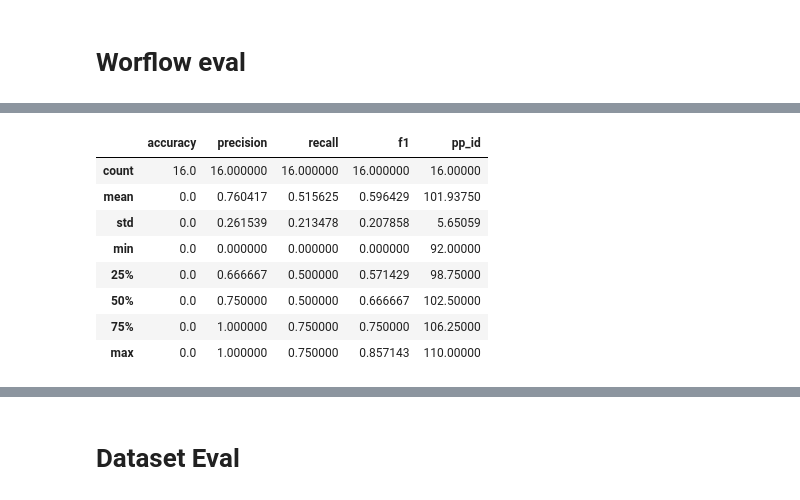
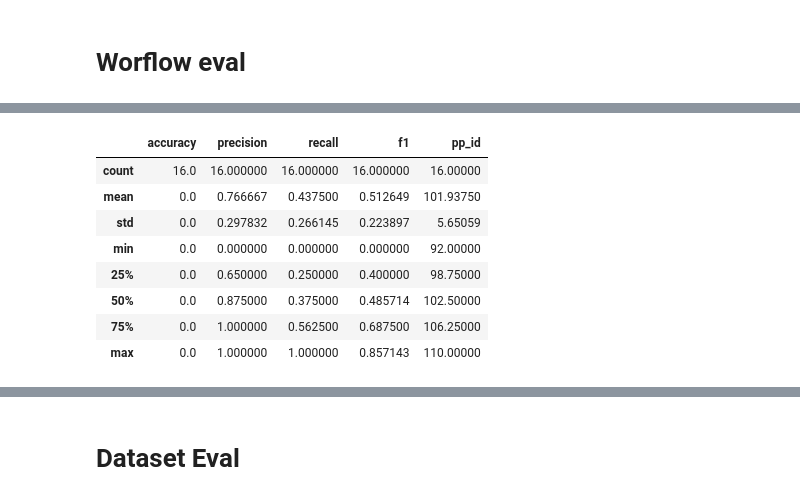
Before and after one commit to LanLi2017/LLM4DC, a Jupyter notebook: test.ipynb, the cells around one changed output, grey strips where cells are left out. Saved outputs shown, nothing was run; the diff lists cells and outputs as text; code cells hidden in the pictures.

```diff
--- a/test.ipynb
+++ b/test.ipynb
@@ -63,7 +60,7 @@ from evaluation import *
 # Worflow eval
 # %%
 def eval_workflows(pp_id, gt_wf_fp, pred_wf_fp):
-    # print(gt_wf_fp)
+    print(gt_wf_fp)
     gt_ops_list = parse_recipe(pp_id, recipe=gt_wf_fp)
     pred_ops_list = parse_recipe(pp_id, recipe=pred_wf_fp)
 
@@ -95,7 +92,7 @@ for query_id in range(155):
         wf_gt_fp = f"{wf_gt_folder}/hospital/workflows/hos_p{query_id}.json"
         wf_pred_fp = f"{wf_pred_folder}/{model}_hos_test_p{query_id}.json"
     elif query_id >= 111 and query_id <=126:
-        target_path = f'{wf_gt_folder}/flights/clean_tables/flights_sample_p{query_id}.csv'
+        target_path = f'{wf_gt_folder}/flights/cleaned_tables/flights_data_p{query_id}.csv'
         wf_gt_fp = f"{wf_gt_folder}/flights/workflows/flights_p{query_id}.json"
         wf_pred_fp = f"{wf_pred_folder}/{model}_flights_test_p{query_id}.json"
     elif query_id >= 92 and query_id <=110:
@@ -109,28 +106,11 @@ for query_id in range(155):
     elif query_id >= 31 and query_id <= 61:
         target_path = f'{wf_gt_folder}/CFI_datasets/cleaned_tables/chi_sample_p{query_id}.csv'
         wf_gt_fp = f"{wf_gt_folder}/CFI_datasets/workflows/chi_sample_p{query_id}.json"
-        wf_pred_fp = f"{wf_pred_folder}/{model}_chi_test_{query_id}.json"
+        wf_pred_fp = f"{wf_pred_folder}/{model}_chi_test_p{query_id}.json"
     elif query_id <31:
         target_path = f'{wf_gt_folder}/menu_datasets/clean_tables/menu_sample_p{query_id}'
         wf_gt_fp = f"{wf_gt_folder}/menu_datasets/workflows/menu_sample_p{query_id}.json"
-        wf_pred_fp = f"{wf_pred_folder}/{model}_menu_test_{query_id}.json"
-    # else:
-    #     if query_id >= 62 and query_id <= 91:
-    #         target_path = f'{wf_gt_folder}/ppp_datasets/cleaned_tables/ppp_sample_p{query_id}.csv'
-    #         wf_gt_fp = f"{wf_gt_folder}/ppp_datasets/workflows/ppp_sample_p{query_id}.json"
-    #         wf_pred_fp = f"{wf_pred_folder}/{model}_ppp_test_{query_id}.json"
-    #     elif query_id >= 92:
-    #         target_path = f'{wf_gt_folder}/dish_datasets/cleaned_tables/dish_sample_p{query_id}.csv'
-    #         wf_gt_fp = f"{wf_gt_folder}/dish_datasets/workflows/dish_sample_p{query_id}.json"
-    #         wf_pred_fp = f"{wf_pred_folder}/{model}_dish_test_{query_id}.json"
-    #     elif query_id >= 31 and query_id <= 61:
-    #         target_path = f'{wf_gt_folder}/CFI_datasets/cleaned_tables/chi_sample_p{query_id}.csv'
-    #         wf_gt_fp = f"{wf_gt_folder}/CFI_datasets/workflows/chi_sample_p{query_id}.json"
-    #         wf_pred_fp = f"{wf_pred_folder}/{model}_chi_test_{query_id}.json"
-    #     elif query_id <31:
-    #         target_path = f'{wf_gt_folder}/menu_datasets/clean_tables/menu_sample_p{query_id}'
-    #         wf_gt_fp = f"{wf_gt_folder}/menu_datasets/workflows/menu_sample_p{query_id}.json"
-    #         wf_pred_fp = f"{wf_pred_folder}/{model}_menu_test_{query_id}.json"
-
-    ops_list.append(eval_workflows(query_id, wf_gt_fp, wf_pred_fp))
+        wf_pred_fp = f"{wf_pred_folder}/{model}_menu_test_p{query_id}.json"
+    if wf_gt_fp and wf_pred_fp:
+        ops_list.append(eval_workflows(query_id, wf_gt_fp, wf_pred_fp))
 ops_df = pd.DataFrame(ops_list)
@@ -200,13 +224,13 @@ ppp_ops.describe()
 # %%
-dish_results = workflow_results[workflow_results['pp_id'] >= 92]
+dish_results = workflow_results[workflow_results['pp_id'] >= 92][workflow_results['pp_id'] <= 110]
 dish_results.describe()
 # %% [output]
 |  | accuracy | precision | recall | f1 | pp_id |
 | count | 16.0 | 16.000000 | 16.000000 | 16.000000 | 16.00000 |
-| mean | 0.0 | 0.760417 | 0.515625 | 0.596429 | 101.93750 |
-| std | 0.0 | 0.261539 | 0.213478 | 0.207858 | 5.65059 |
+| mean | 0.0 | 0.766667 | 0.437500 | 0.512649 | 101.93750 |
+| std | 0.0 | 0.297832 | 0.266145 | 0.223897 | 5.65059 |
 | min | 0.0 | 0.000000 | 0.000000 | 0.000000 | 92.00000 |
-| 25% | 0.0 | 0.666667 | 0.500000 | 0.571429 | 98.75000 |
-| 50% | 0.0 | 0.750000 | 0.500000 | 0.666667 | 102.50000 |
-| 75% | 0.0 | 1.000000 | 0.750000 | 0.750000 | 106.25000 |
-| max | 0.0 | 1.000000 | 0.750000 | 0.857143 | 110.00000 |
+| 25% | 0.0 | 0.650000 | 0.250000 | 0.400000 | 98.75000 |
+| 50% | 0.0 | 0.875000 | 0.375000 | 0.485714 | 102.50000 |
+| 75% | 0.0 | 1.000000 | 0.562500 | 0.687500 | 106.25000 |
+| max | 0.0 | 1.000000 | 1.000000 | 0.857143 | 110.00000 |
```
Also changed, not shown: parts of 62 cells of this notebook, 4 other files.
